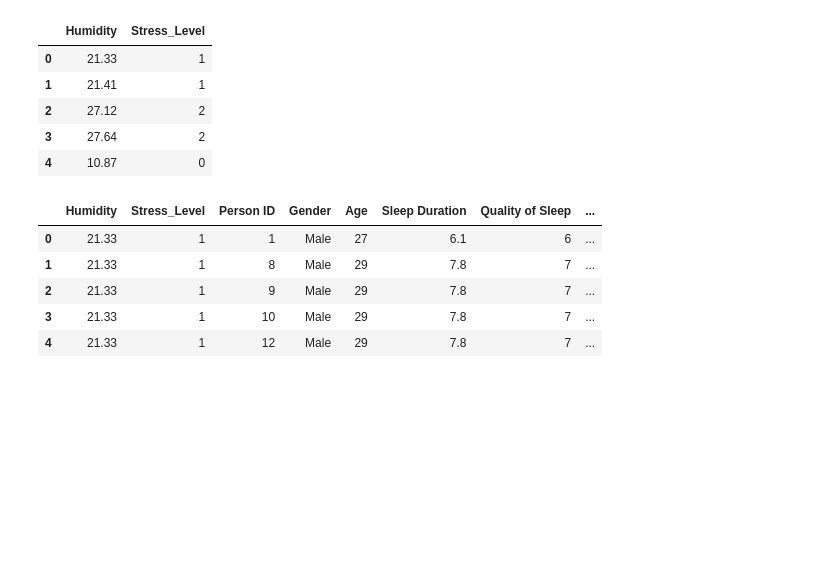
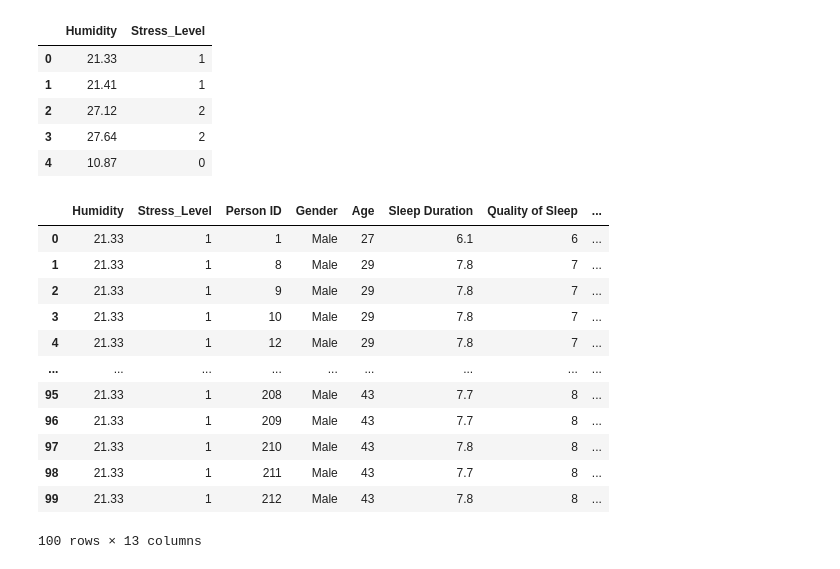
Before and after one commit to ydepledt/pie_project, a Jupyter notebook: pie_ml.ipynb, the cells around one changed output. Cells and saved outputs as stored; diff of their text form; code cells hidden in the pictures; blank space fills up the shorter version.

```diff
--- a/pie_ml.ipynb
+++ b/pie_ml.ipynb
@@ -78,13 +149,20 @@ df_3features.head()
 | 3 | 27.64 | 2 |
 | 4 | 10.87 | 0 |
 # %%
-df_stress = pandas.merge(df_3features, df_health, left_on='Stress_Level', right_on='Stress Level', how='inner')
+#df_stress = pandas.merge(df_3features, df_health, left_on='Stress_Level', right_on='Stress Level', how='inner')
 
-df_stress.head()
+df_stress.iloc[:100]
 # %% [output]
 |  | Humidity | Stress_Level | Person ID | Gender | Age | Sleep Duration | Quality of Sleep | ... |
 | 0 | 21.33 | 1 | 1 | Male | 27 | 6.1 | 6 | ... |
 | 1 | 21.33 | 1 | 8 | Male | 29 | 7.8 | 7 | ... |
 | 2 | 21.33 | 1 | 9 | Male | 29 | 7.8 | 7 | ... |
 | 3 | 21.33 | 1 | 10 | Male | 29 | 7.8 | 7 | ... |
 | 4 | 21.33 | 1 | 12 | Male | 29 | 7.8 | 7 | ... |
+| ... | ... | ... | ... | ... | ... | ... | ... | ... |
+| 95 | 21.33 | 1 | 208 | Male | 43 | 7.7 | 8 | ... |
+| 96 | 21.33 | 1 | 209 | Male | 43 | 7.7 | 8 | ... |
+| 97 | 21.33 | 1 | 210 | Male | 43 | 7.8 | 8 | ... |
+| 98 | 21.33 | 1 | 211 | Male | 43 | 7.7 | 8 | ... |
+| 99 | 21.33 | 1 | 212 | Male | 43 | 7.8 | 8 | ... |
+100 rows × 13 columns
```
Also changed, not shown: parts of 6 cells of this notebook.
